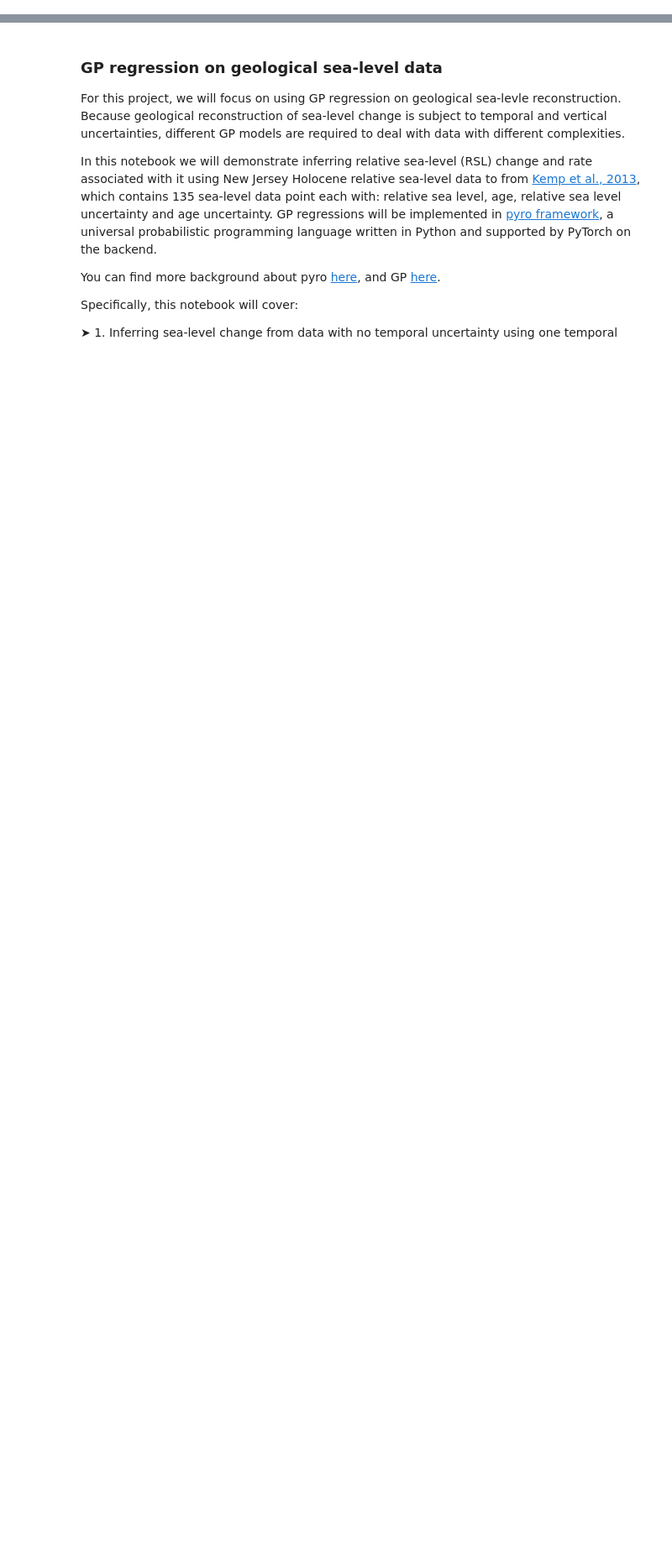
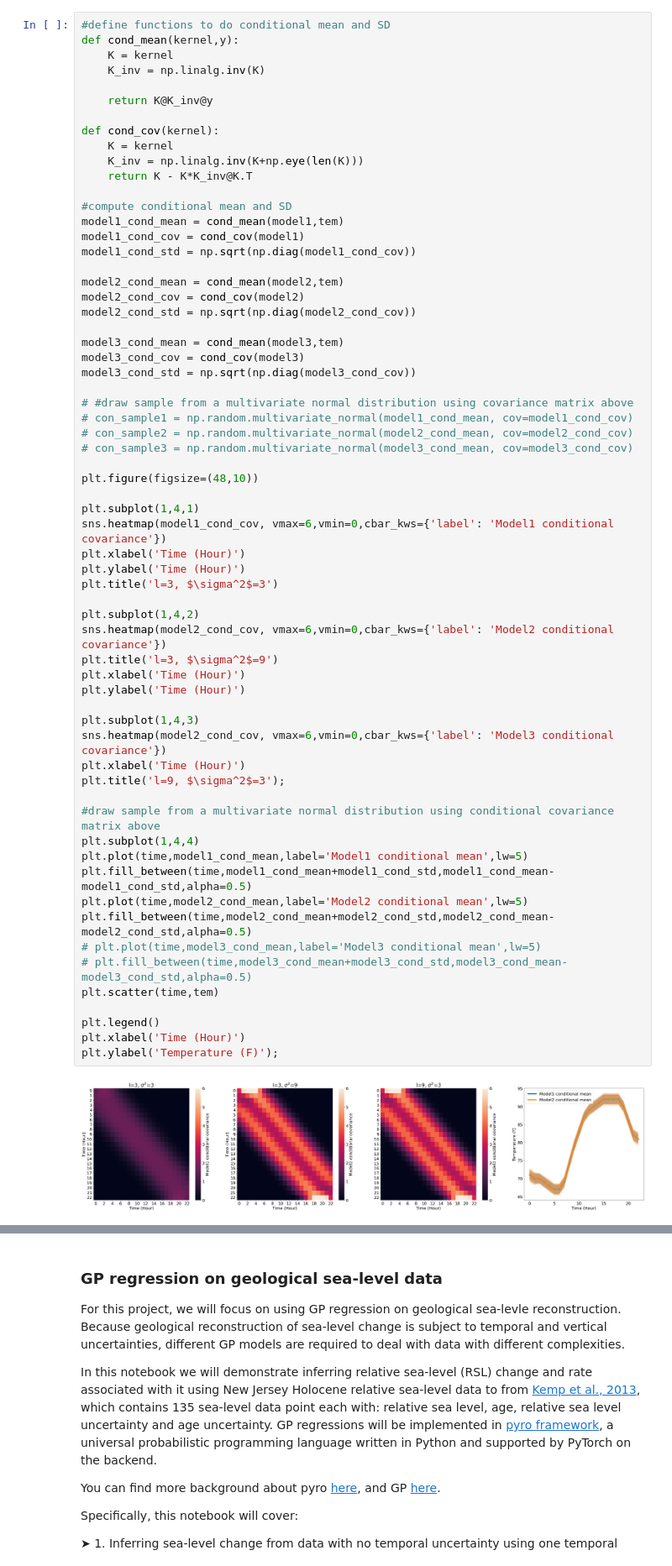
Before and after one commit to radical-collaboration/PaleoSTeHM, a Jupyter notebook: Tutorials/2. Temporal GP/4. Temporal GP.ipynb, the cells around one changed output, grey strips where cells are left out. Shown at 84% size. Drawn from its saved outputs; the diff is of its cells as text; blank space fills up the shorter version.

```diff
--- a/Tutorials/2. Temporal GP/PaleoSTeHM_Temporal.ipynb
+++ b/Tutorials/2. Temporal GP/4. Temporal GP.ipynb
@@ -34,0 +143,65 @@ The difference between these two method will be demonstrated in this notebook.
+# %%
+#define functions to do conditional mean and SD
+def cond_mean(kernel,y):
+    K = kernel
+    K_inv = np.linalg.inv(K)
+
+    return K@K_inv@y
+
+def cond_cov(kernel):
+    K = kernel
+    K_inv = np.linalg.inv(K+np.eye(len(K)))
+    return K - K*K_inv@K.T
+
+#compute conditional mean and SD
+model1_cond_mean = cond_mean(model1,tem)
+model1_cond_cov = cond_cov(model1)
+model1_cond_std = np.sqrt(np.diag(model1_cond_cov))
+
+model2_cond_mean = cond_mean(model2,tem)
+model2_cond_cov = cond_cov(model2)
+model2_cond_std = np.sqrt(np.diag(model2_cond_cov))
+
+model3_cond_mean = cond_mean(model3,tem)
+model3_cond_cov = cond_cov(model3)
+model3_cond_std = np.sqrt(np.diag(model3_cond_cov))
+
+# #draw sample from a multivariate normal distribution using covariance matrix above
+# con_sample1 = np.random.multivariate_normal(model1_cond_mean, cov=model1_cond_cov)
+# con_sample2 = np.random.multivariate_normal(model2_cond_mean, cov=model2_cond_cov)
+# con_sample3 = np.random.multivariate_normal(model3_cond_mean, cov=model3_cond_cov)
+
+plt.figure(figsize=(48,10))
+
+plt.subplot(1,4,1)
+sns.heatmap(model1_cond_cov, vmax=6,vmin=0,cbar_kws={'label': 'Model1 conditional covariance'})
+plt.xlabel('Time (Hour)')
+plt.ylabel('Time (Hour)')
+plt.title('l=3, $\sigma^2$=3')
+
+plt.subplot(1,4,2)
+sns.heatmap(model2_cond_cov, vmax=6,vmin=0,cbar_kws={'label': 'Model2 conditional covariance'})
+plt.title('l=3, $\sigma^2$=9')
+plt.xlabel('Time (Hour)')
+plt.ylabel('Time (Hour)')
+
+plt.subplot(1,4,3)
+sns.heatmap(model2_cond_cov, vmax=6,vmin=0,cbar_kws={'label': 'Model3 conditional covariance'})
+plt.xlabel('Time (Hour)')
+plt.title('l=9, $\sigma^2$=3');
+
+#draw sample from a multivariate normal distribution using conditional covariance matrix above
+plt.subplot(1,4,4)
+plt.plot(time,model1_cond_mean,label='Model1 conditional mean',lw=5)
+plt.fill_between(time,model1_cond_mean+model1_cond_std,model1_cond_mean-model1_cond_std,alpha=0.5)
+plt.plot(time,model2_cond_mean,label='Model2 conditional mean',lw=5)
+plt.fill_between(time,model2_cond_mean+model2_cond_std,model2_cond_mean-model2_cond_std,alpha=0.5)
+# plt.plot(time,model3_cond_mean,label='Model3 conditional mean',lw=5)
+# plt.fill_between(time,model3_cond_mean+model3_cond_std,model3_cond_mean-model3_cond_std,alpha=0.5)
+plt.scatter(time,tem)
+
+plt.legend()
+plt.xlabel('Time (Hour)')
+plt.ylabel('Temperature (F)');
+# %% [output]
+[figure, added]
```
Also changed, not shown: parts of 11 cells of this notebook, 4 other files.
